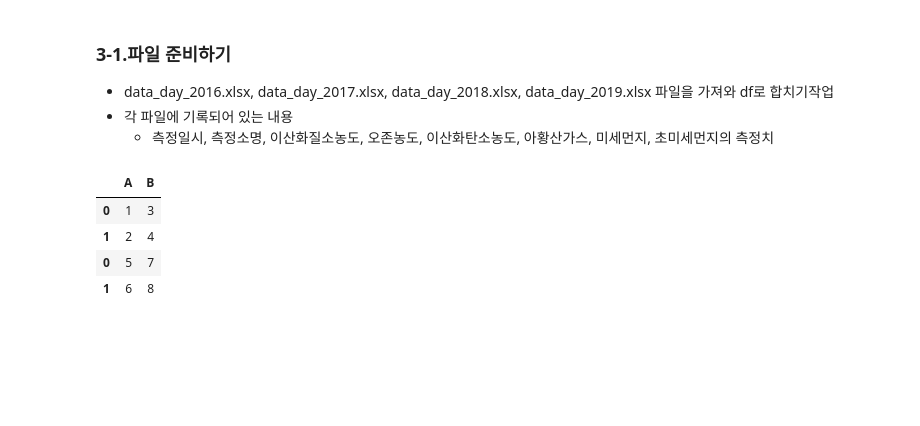
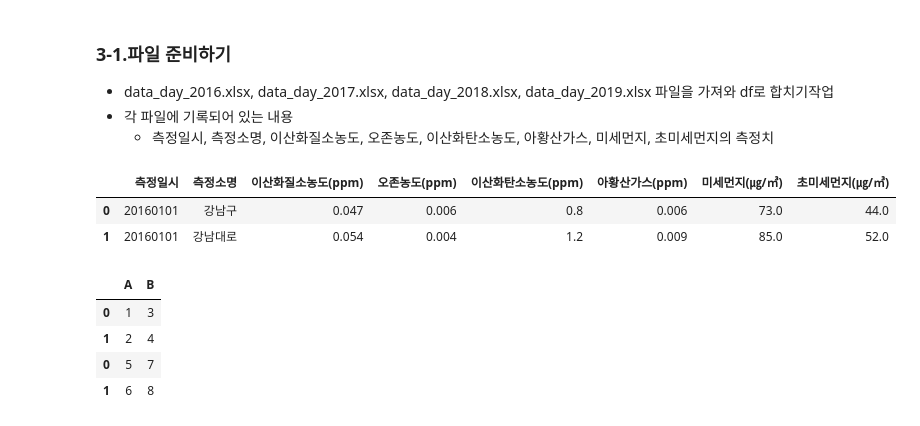
Before and after one commit to localtic/bigdata, a Jupyter notebook: [pandas_03]_fine_dust_LAB.ipynb, the cells around one changed output. Drawn from its saved outputs; the diff is of its cells as text; code cells hidden in the pictures; blank space fills up the shorter version.

```diff
--- a/[pandas_03]_fine_dust_LAB.ipynb
+++ b/[pandas_03]_fine_dust_LAB.ipynb
@@ -43,5 +43,11 @@ import seaborn as sns
     - 측정일시, 측정소명, 이산화질소농도, 오존농도, 이산화탄소농도, 아황산가스, 미세먼지, 초미세먼지의 측정치
 # %%
 # [3-1] './data_01/data_day_2016.xlsx' 파일을 가져와 df2016이라는 이름을 부여합니다.
+df2016 = pd.read_excel('./data_01/data_day_2016.xlsx') #, engine='openpyxl')
+df2016.head(2)
+# %% [output]
+|  | 측정일시 | 측정소명 | 이산화질소농도(ppm) | 오존농도(ppm) | 이산화탄소농도(ppm) | 아황산가스(ppm) | 미세먼지(㎍/㎥) | 초미세먼지(㎍/㎥) |
+| 0 | 20160101 | 강남구 | 0.047 | 0.006 | 0.8 | 0.006 | 73.0 | 44.0 |
+| 1 | 20160101 | 강남대로 | 0.054 | 0.004 | 1.2 | 0.009 | 85.0 | 52.0 |
 # %%
 # [3-2] './data_01/data_day_2017.xlsx' 파일을 가져와 df2017이라는 이름을 부여합니다.
```
Also changed, not shown: parts of 16 cells of this notebook.
